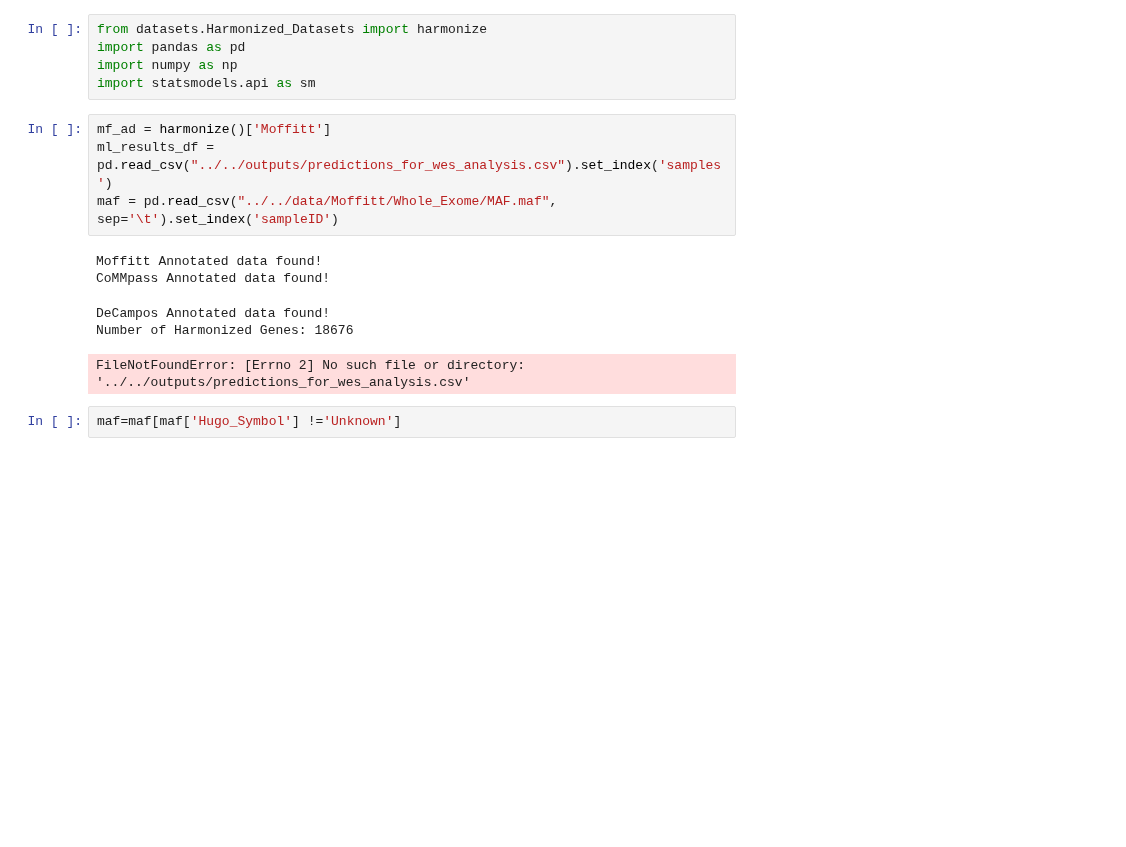
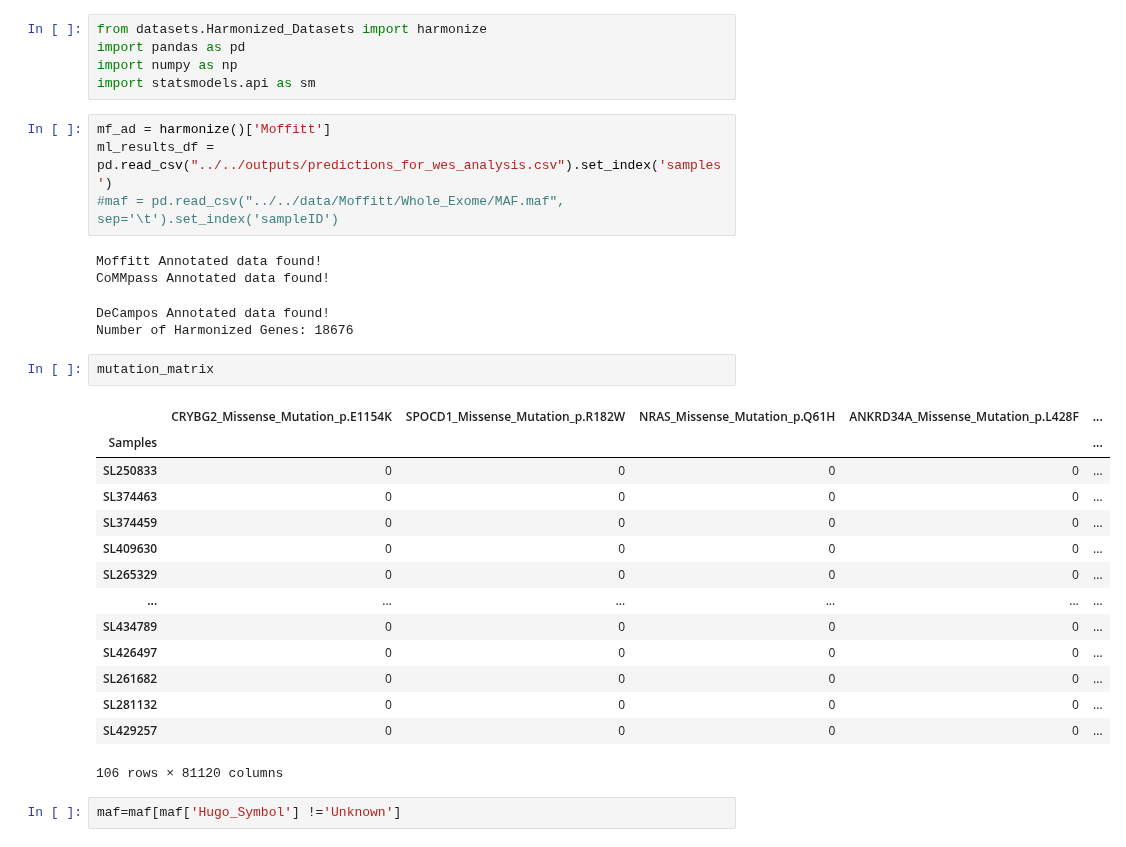
Before and after one commit to braemp4/venetoclax-project, a Jupyter notebook: scripts/notebooks/wes_analysis.ipynb, the cells around one changed output. Cells and saved outputs as stored; diff of their text form; blank space fills up the shorter version.

```diff
--- a/scripts/notebooks/wes_analysis.ipynb
+++ b/scripts/notebooks/wes_analysis.ipynb
@@ -6,13 +6,29 @@ import statsmodels.api as sm
 # %%
 mf_ad = harmonize()['Moffitt']
 ml_results_df = pd.read_csv("../../outputs/predictions_for_wes_analysis.csv").set_index('samples')
-maf = pd.read_csv("../../data/Moffitt/Whole_Exome/MAF.maf", sep='\t').set_index('sampleID')
+#maf = pd.read_csv("../../data/Moffitt/Whole_Exome/MAF.maf", sep='\t').set_index('sampleID')
 # %% [output]
 Moffitt Annotated data found!
 CoMMpass Annotated data found!
 DeCampos Annotated data found!
 Number of Harmonized Genes: 18676
-FileNotFoundError: [Errno 2] No such file or directory: '../../outputs/predictions_for_wes_analysis.csv'
+# %%
+mutation_matrix
+# %% [output]
+|  | CRYBG2_Missense_Mutation_p.E1154K | SPOCD1_Missense_Mutation_p.R182W | NRAS_Missense_Mutation_p.Q61H | ANKRD34A_Missense_Mutation_p.L428F | ... |
+| Samples |  |  |  |  | ... |
+| SL250833 | 0 | 0 | 0 | 0 | ... |
+| SL374463 | 0 | 0 | 0 | 0 | ... |
+| SL374459 | 0 | 0 | 0 | 0 | ... |
+| SL409630 | 0 | 0 | 0 | 0 | ... |
+| SL265329 | 0 | 0 | 0 | 0 | ... |
+| ... | ... | ... | ... | ... | ... |
+| SL434789 | 0 | 0 | 0 | 0 | ... |
+| SL426497 | 0 | 0 | 0 | 0 | ... |
+| SL261682 | 0 | 0 | 0 | 0 | ... |
+| SL281132 | 0 | 0 | 0 | 0 | ... |
+| SL429257 | 0 | 0 | 0 | 0 | ... |
+106 rows × 81120 columns
 # %%
 maf=maf[maf['Hugo_Symbol'] !='Unknown']
 # %%
```
Also changed, not shown: 3 other files.
